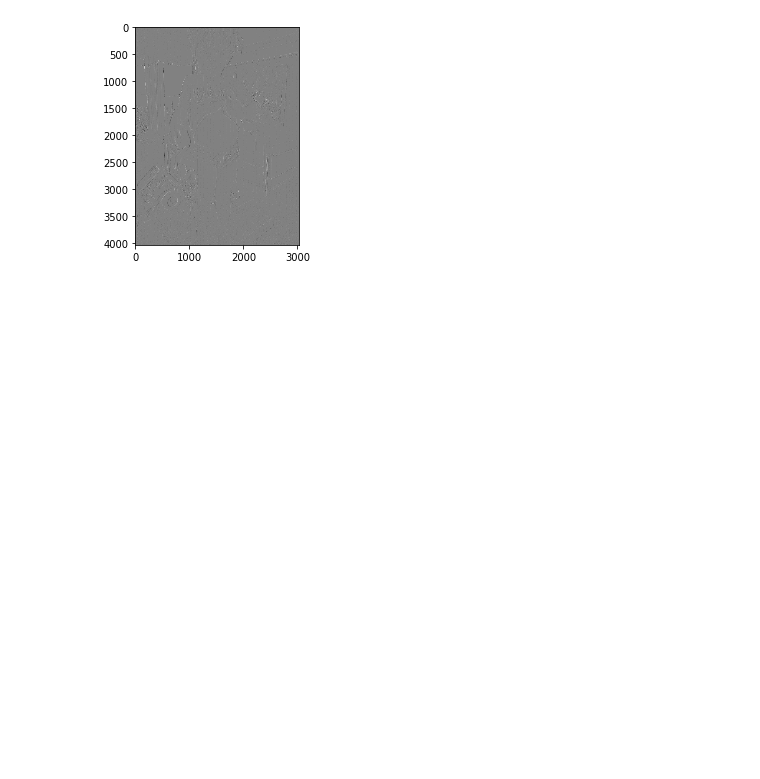
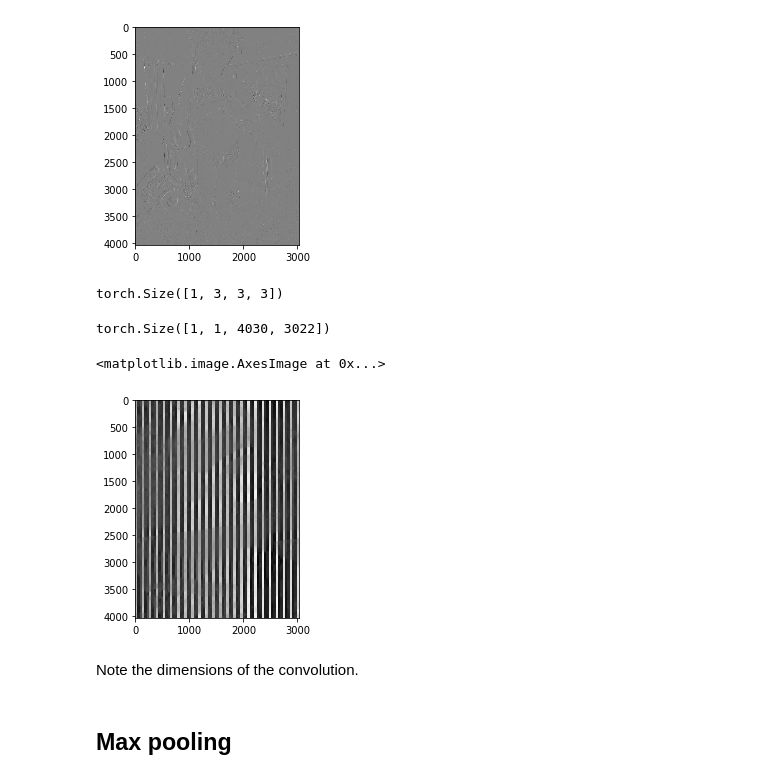
Before and after one commit to USF-ML2/notebooks, a Jupyter notebook: cnn.ipynb, the cells around one changed output. Drawn from its saved outputs; the diff is of its cells as text; code cells hidden in the pictures; blank space fills up the shorter version.

```diff
--- a/cnn.ipynb
+++ b/cnn.ipynb
@@ -182,3 +182,29 @@ plt.imshow(D, cmap=plt.cm.gray)
 # %% [output]
 <matplotlib.image.AxesImage at 0x...>
 [figure]
+# %%
+f3 = torch.cat((f1, f1, f1), 1)
+# %%
+f3.size()
+# %% [output]
+torch.Size([1, 3, 3, 3])
+# %%
+A3 = torch.FloatTensor(img).view(1,3,4032,3024)
+C3 = F.conv2d(Variable(A3), Variable(f3))
+# %%
+C3.size()
+# %% [output]
+torch.Size([1, 1, 4030, 3022])
+# %%
+D = C3.data
+D = D.numpy()
+D = D.reshape((4030, 3022))
+# %%
+plt.imshow(D, cmap=plt.cm.gray)
+# %% [output]
+<matplotlib.image.AxesImage at 0x...>
+[figure, added]
+# %% [markdown]
+Note the dimensions of the convolution.
+# %% [markdown]
+## Max pooling
```
Also changed, not shown: parts of 3 cells of this notebook.
